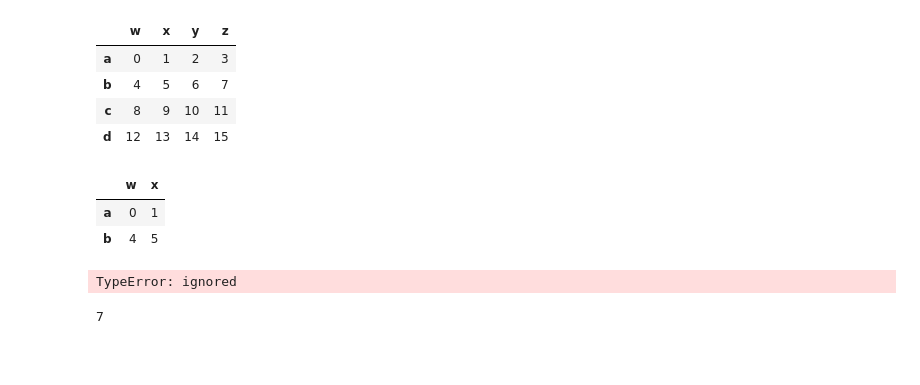
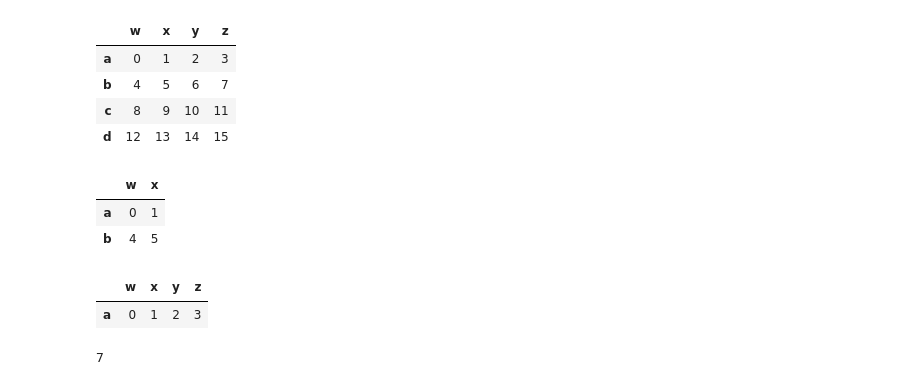
Before and after one commit to anushageddam/FMML-ASSESSMENT., a Jupyter notebook: FMML_Aug22_M1Lab1_PythonBasics.ipynb, the cells around one changed output. Cells and saved outputs as stored; diff of their text form; code cells hidden in the pictures; blank space fills up the shorter version.

```diff
--- a/FMML_Aug22_M1Lab1_PythonBasics.ipynb
+++ b/FMML_Aug22_M1Lab1_PythonBasics.ipynb
@@ -402,9 +569,10 @@ dataframe_from_array.loc[['a','b'],['w','x']]
 | a | 0 | 1 |
 | b | 4 | 5 |
 # %%
-dataframe_from_array.iloc['a'] ## it needs position as integer
+dataframe_from_array.iloc[:2:2] ## it needs position as integer
 # %% [output]
-TypeError: ignored
+|  | w | x | y | z |
+| a | 0 | 1 | 2 | 3 |
 # %%
 dataframe_from_array.iloc[1,3] #second row and last column
 # %% [output]
```
Also changed, not shown: parts of 24 cells of this notebook.
